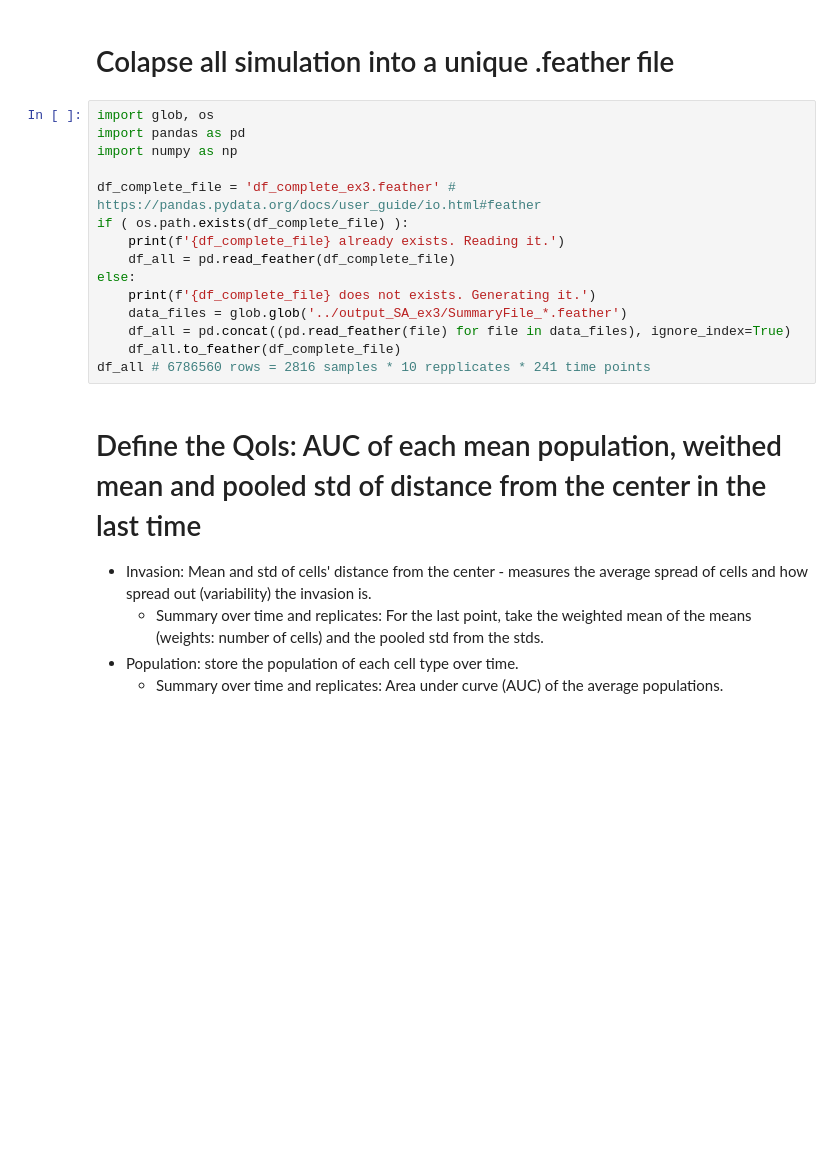
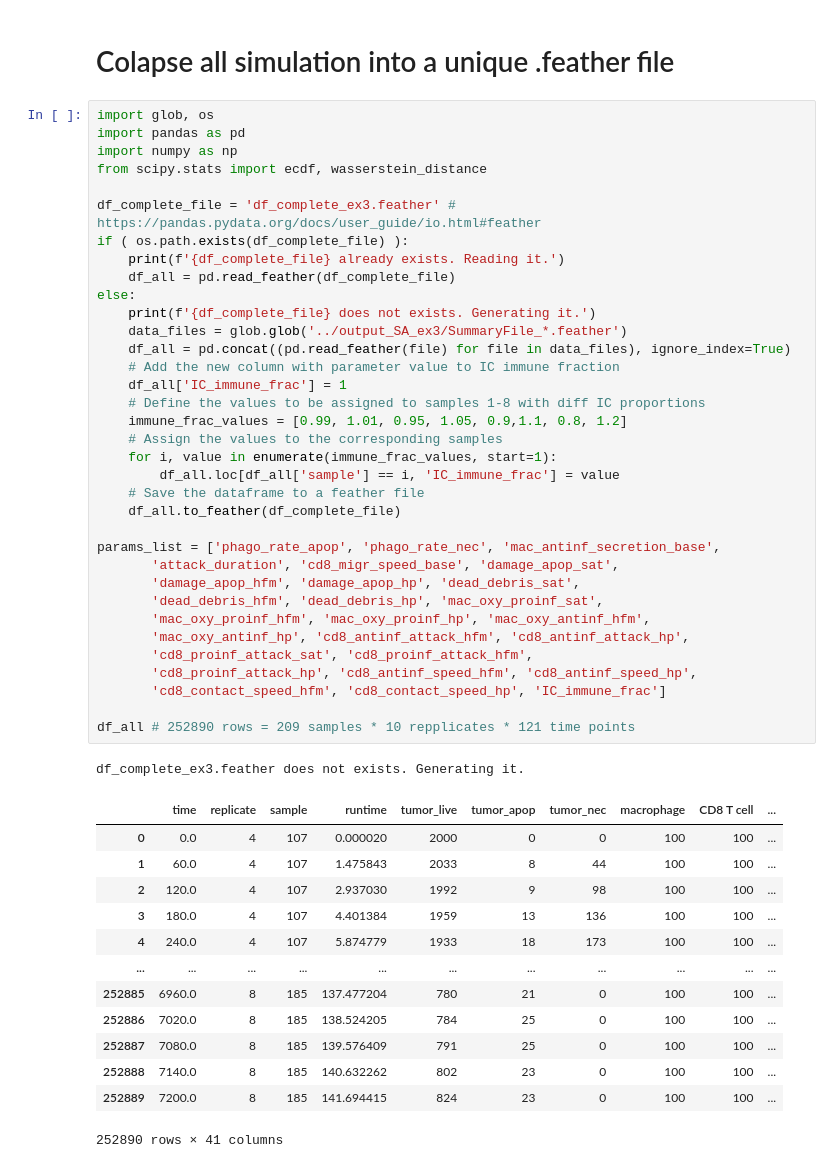
Before and after one commit to PhysiCell-Models/grammar_samples, a Jupyter notebook: Sensitivity_Analysis/SA_script_ex3.ipynb, the cells around one changed output. Saved outputs shown, nothing was run; the diff lists cells and outputs as text; blank space fills up the shorter version.

```diff
--- a/Sensitivity_Analysis/SA_script_ex3.ipynb
+++ b/Sensitivity_Analysis/SA_script_ex3.ipynb
@@ -3,22 +3,50 @@
 # %%
 import glob, os
 import pandas as pd
 import numpy as np
+from scipy.stats import ecdf, wasserstein_distance
 
 df_complete_file = 'df_complete_ex3.feather' # https://pandas.pydata.org/docs/user_guide/io.html#feather
 if ( os.path.exists(df_complete_file) ):
     print(f'{df_complete_file} already exists. Reading it.')
     df_all = pd.read_feather(df_complete_file)
 else:
     print(f'{df_complete_file} does not exists. Generating it.')
     data_files = glob.glob('../output_SA_ex3/SummaryFile_*.feather')
     df_all = pd.concat((pd.read_feather(file) for file in data_files), ignore_index=True)
+    # Add the new column with parameter value to IC immune fraction
+    df_all['IC_immune_frac'] = 1
+    # Define the values to be assigned to samples 1-8 with diff IC proportions
+    immune_frac_values = [0.99, 1.01, 0.95, 1.05, 0.9,1.1, 0.8, 1.2]
+    # Assign the values to the corresponding samples
+    for i, value in enumerate(immune_frac_values, start=1):
+        df_all.loc[df_all['sample'] == i, 'IC_immune_frac'] = value
+    # Save the dataframe to a feather file
     df_all.to_feather(df_complete_file)
-df_all # 6786560 rows = 2816 samples * 10 repplicates * 241 time points
+
+params_list = ['phago_rate_apop', 'phago_rate_nec', 'mac_antinf_secretion_base',
+       'attack_duration', 'cd8_migr_speed_base', 'damage_apop_sat',
+       'damage_apop_hfm', 'damage_apop_hp', 'dead_debris_sat',
+       'dead_debris_hfm', 'dead_debris_hp', 'mac_oxy_proinf_sat',
+       'mac_oxy_proinf_hfm', 'mac_oxy_proinf_hp', 'mac_oxy_antinf_hfm',
+       'mac_oxy_antinf_hp', 'cd8_antinf_attack_hfm', 'cd8_antinf_attack_hp',
+       'cd8_proinf_attack_sat', 'cd8_proinf_attack_hfm',
+       'cd8_proinf_attack_hp', 'cd8_antinf_speed_hfm', 'cd8_antinf_speed_hp',
+       'cd8_contact_speed_hfm', 'cd8_contact_speed_hp', 'IC_immune_frac']
+
+df_all # 252890 rows = 209 samples * 10 repplicates * 121 time points
+# %% [output]
+df_complete_ex3.feather does not exists. Generating it.
+|  | time | replicate | sample | runtime | tumor_live | tumor_apop | tumor_nec | macrophage | CD8 T cell | ... |
+| 0 | 0.0 | 4 | 107 | 0.000020 | 2000 | 0 | 0 | 100 | 100 | ... |
+| 1 | 60.0 | 4 | 107 | 1.475843 | 2033 | 8 | 44 | 100 | 100 | ... |
+| 2 | 120.0 | 4 | 107 | 2.937030 | 1992 | 9 | 98 | 100 | 100 | ... |
+| 3 | 180.0 | 4 | 107 | 4.401384 | 1959 | 13 | 136 | 100 | 100 | ... |
+| 4 | 240.0 | 4 | 107 | 5.874779 | 1933 | 18 | 173 | 100 | 100 | ... |
+| ... | ... | ... | ... | ... | ... | ... | ... | ... | ... | ... |
+| 252885 | 6960.0 | 8 | 185 | 137.477204 | 780 | 21 | 0 | 100 | 100 | ... |
+| 252886 | 7020.0 | 8 | 185 | 138.524205 | 784 | 25 | 0 | 100 | 100 | ... |
+| 252887 | 7080.0 | 8 | 185 | 139.576409 | 791 | 25 | 0 | 100 | 100 | ... |
+| 252888 | 7140.0 | 8 | 185 | 140.632262 | 802 | 23 | 0 | 100 | 100 | ... |
+| 252889 | 7200.0 | 8 | 185 | 141.694415 | 824 | 23 | 0 | 100 | 100 | ... |
+252890 rows × 41 columns
-# %% [markdown]
-# Define the QoIs: AUC of each mean population, weithed mean and pooled std of distance from the center in the last time
-
-- Invasion: Mean and std of cells' distance from the center - measures the average spread of cells and how spread out (variability) the invasion is.
-    - Summary over time and replicates: For the last point, take the weighted mean of the means (weights: number of cells) and the pooled std from the stds.
-- Population: store the population of each cell type over time.
-    - Summary over time and replicates: Area under curve (AUC) of the average populations.
```
Also changed, not shown: parts of 16 cells of this notebook, 1 other file.
